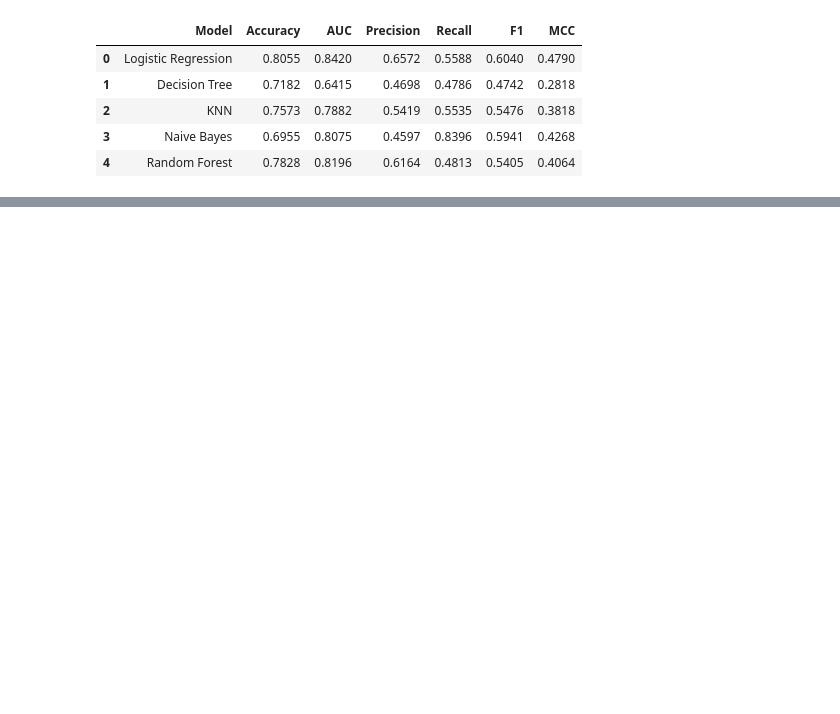
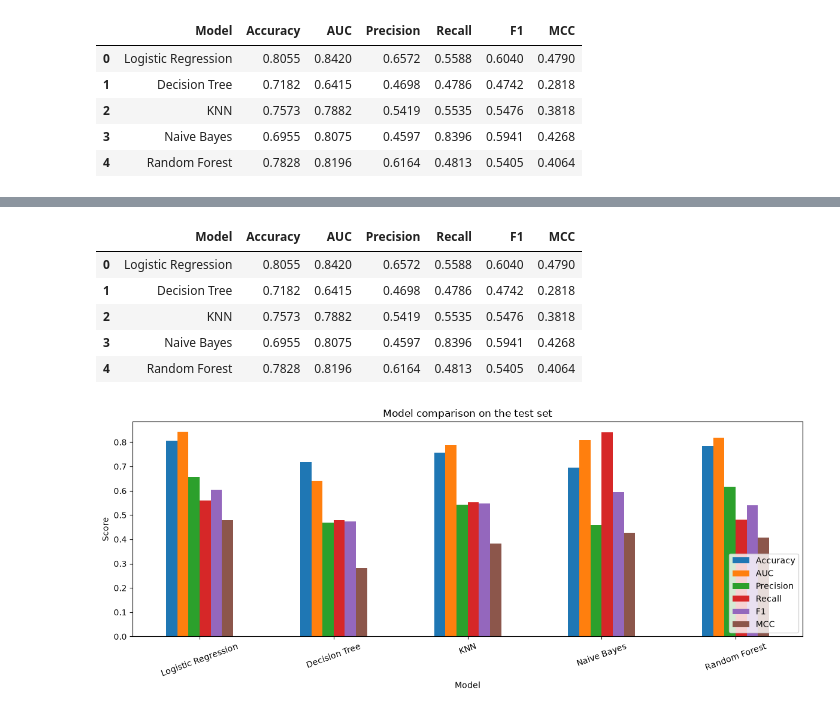
Before and after one commit to 2026ct05021-cyber/ml-assignment-2-telco-churn, a Jupyter notebook: ML_Assignment2.ipynb, the cells around one changed output, grey strips where cells are left out. Saved outputs shown, nothing was run; the diff lists cells and outputs as text; code cells hidden in the pictures; blank space fills up the shorter version.

```diff
--- a/ML_Assignment2.ipynb
+++ b/ML_Assignment2.ipynb
@@ -204,0 +210,23 @@ results
+# %%
+import matplotlib.pyplot as plt
+
+# Show the final comparison table
+display(results)
+
+# Grouped bar chart: one group per metric, one bar per model
+metrics = ["Accuracy", "AUC", "Precision", "Recall", "F1", "MCC"]
+results.set_index("Model")[metrics].plot(kind="bar", figsize=(12, 5))
+plt.title("Model comparison on the test set")
+plt.ylabel("Score")
+plt.xticks(rotation=20)
+plt.legend(loc="lower right")
+plt.tight_layout()
+plt.show()
+# %% [output]
+|  | Model | Accuracy | AUC | Precision | Recall | F1 | MCC |
+| 0 | Logistic Regression | 0.8055 | 0.8420 | 0.6572 | 0.5588 | 0.6040 | 0.4790 |
+| 1 | Decision Tree | 0.7182 | 0.6415 | 0.4698 | 0.4786 | 0.4742 | 0.2818 |
+| 2 | KNN | 0.7573 | 0.7882 | 0.5419 | 0.5535 | 0.5476 | 0.3818 |
+| 3 | Naive Bayes | 0.6955 | 0.8075 | 0.4597 | 0.8396 | 0.5941 | 0.4268 |
+| 4 | Random Forest | 0.7828 | 0.8196 | 0.6164 | 0.4813 | 0.5405 | 0.4064 |
+[figure, added]
```
Also changed, not shown: parts of 4 cells of this notebook.
